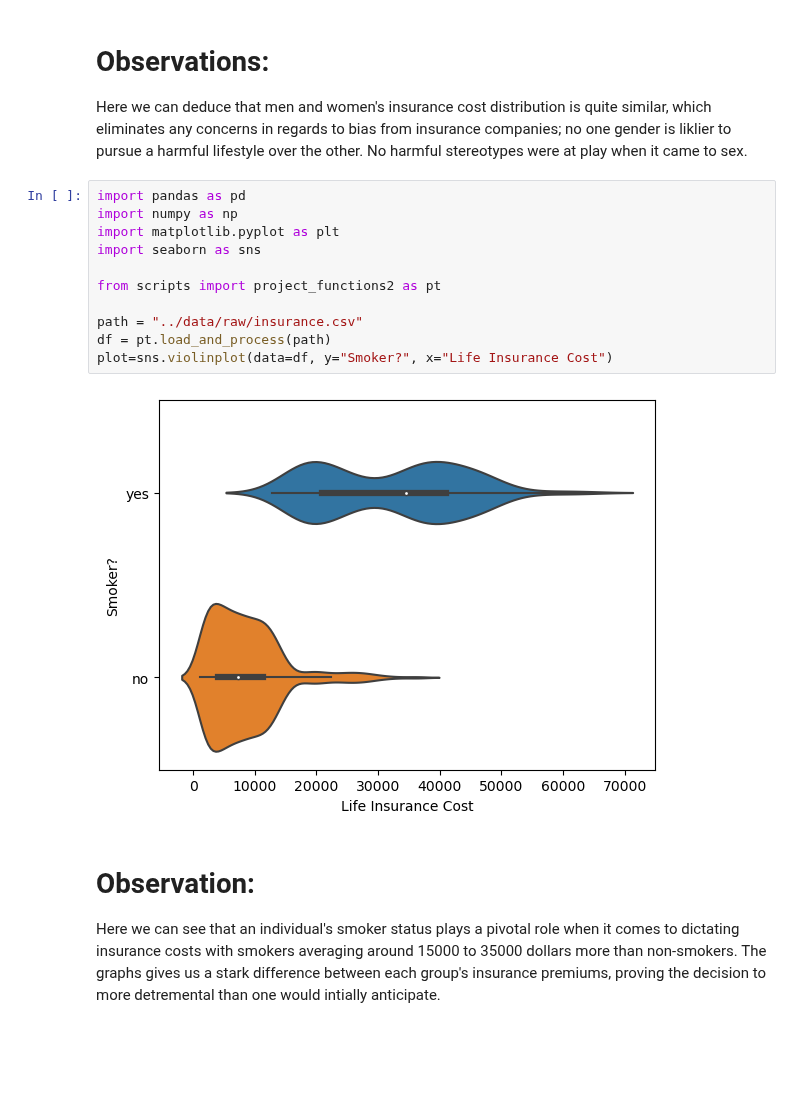
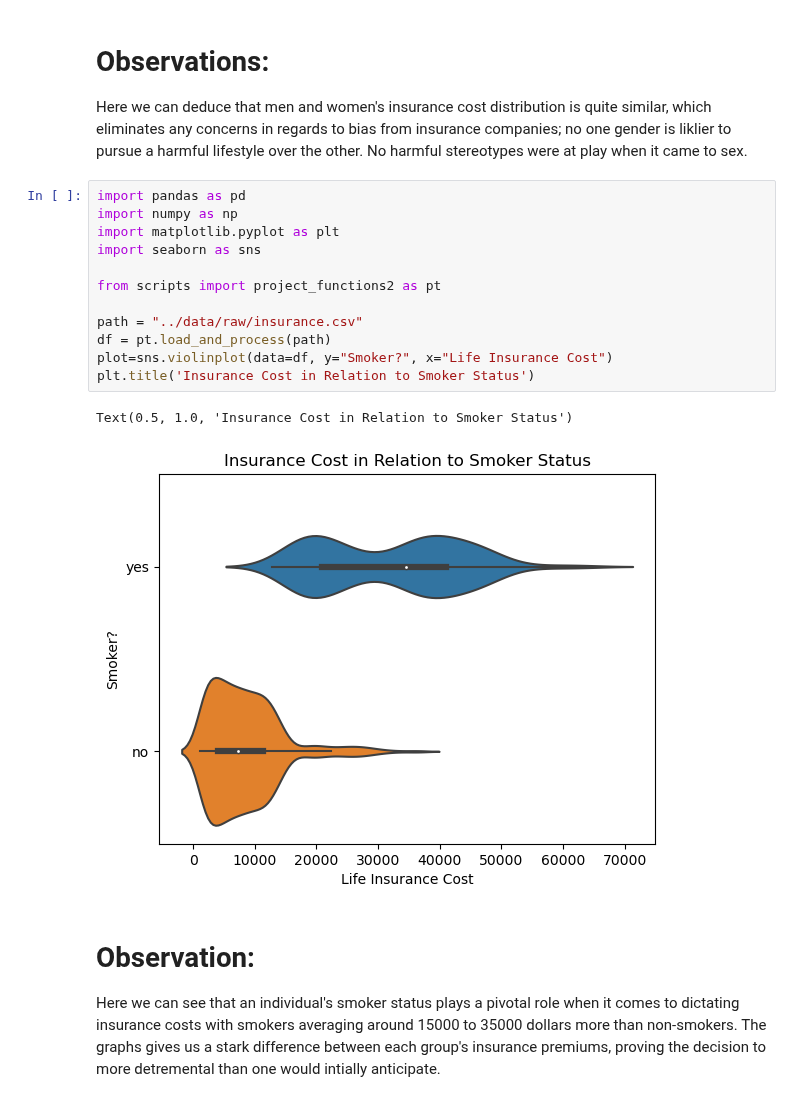
Before and after one commit to ubco-W2022T2-data301/project-group-group25, a Jupyter notebook: analysis/analysis2.ipynb, the cells around one changed output. Cells and saved outputs as stored; diff of their text form; blank space fills up the shorter version.

```diff
--- a/analysis/analysis2.ipynb
+++ b/analysis/analysis2.ipynb
@@ -52,16 +55,18 @@ Here we can deduce that men and women's insurance cost distribution is quite sim
 # %%
 import pandas as pd
 import numpy as np
 import matplotlib.pyplot as plt
 import seaborn as sns
 
 from scripts import project_functions2 as pt
 
 path = "../data/raw/insurance.csv"
 df = pt.load_and_process(path)
 plot=sns.violinplot(data=df, y="Smoker?", x="Life Insurance Cost")
+plt.title('Insurance Cost in Relation to Smoker Status')
 # %% [output]
+Text(0.5, 1.0, 'Insurance Cost in Relation to Smoker Status')
-[figure, old version]
+[figure, new version]
 # %% [markdown]
 Observation:
 ===================
```
Also changed, not shown: parts of 5 cells of this notebook, 3 other files.
